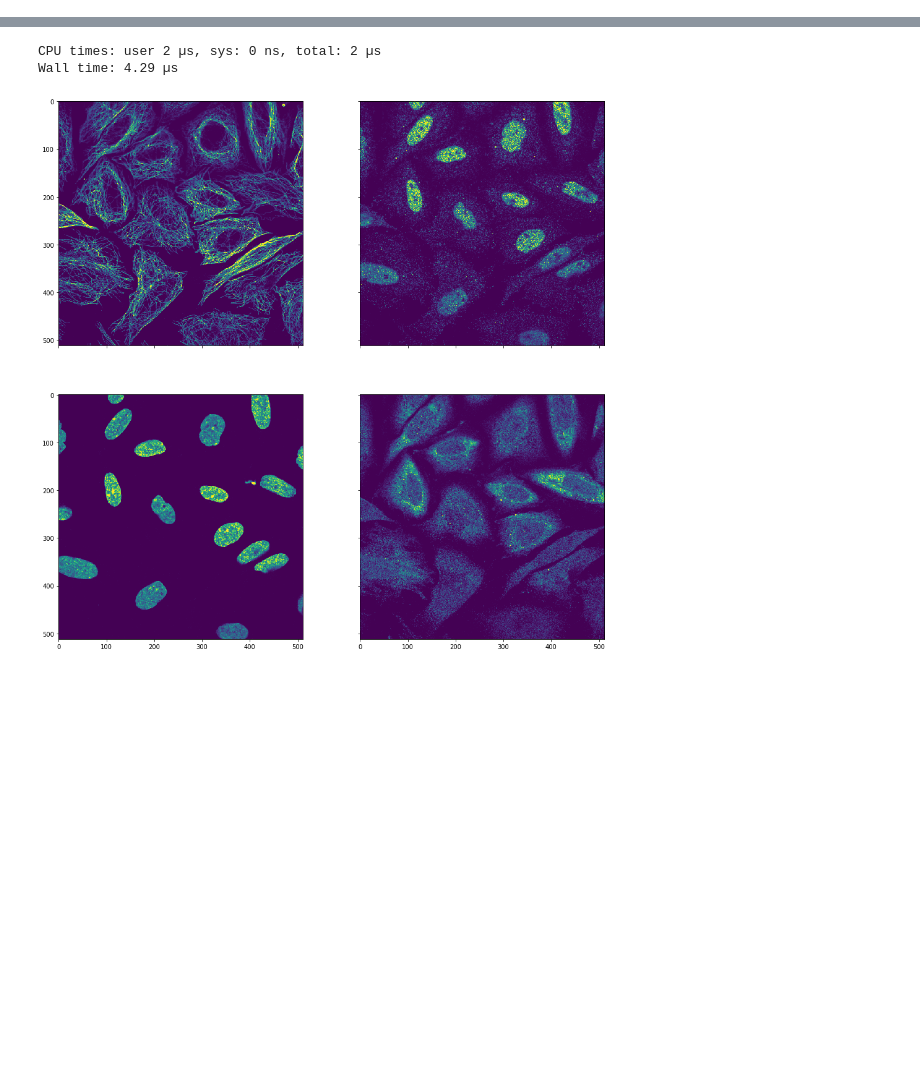
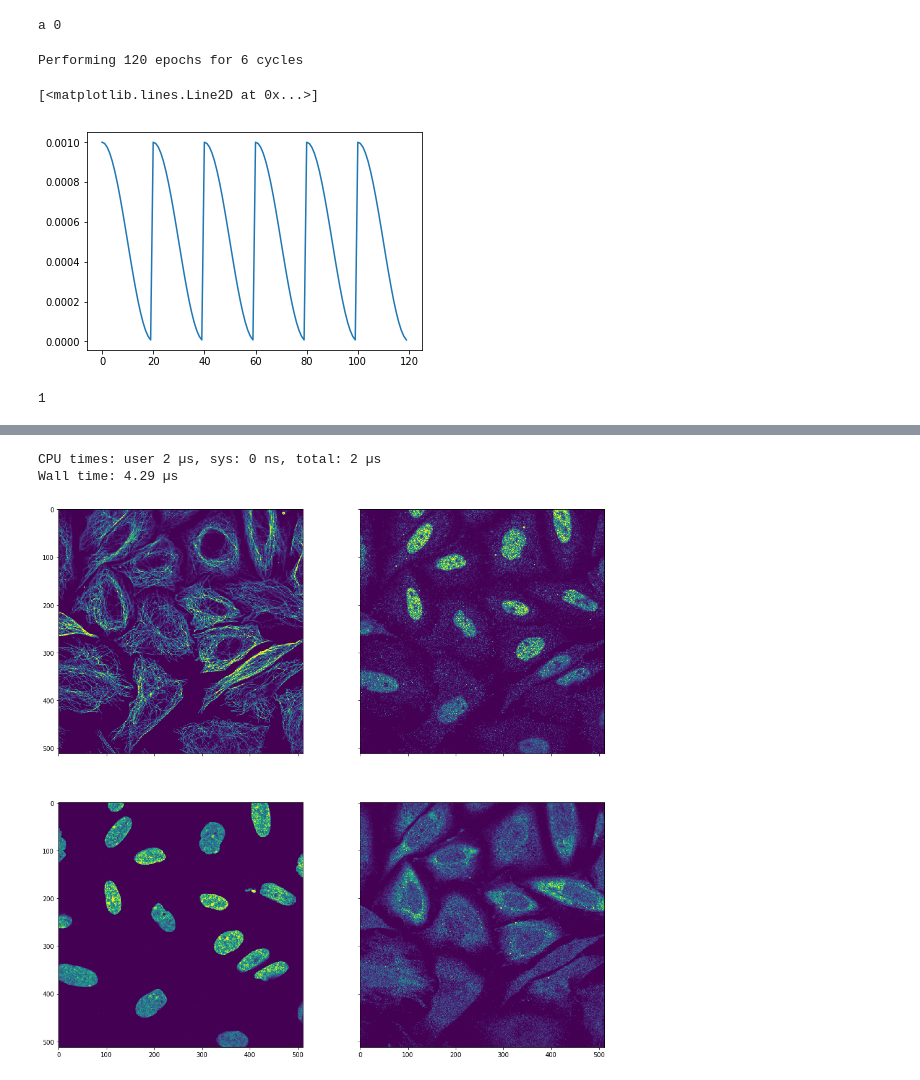
Before and after one commit to sanch7/Human-Protein-Atlas, a Jupyter notebook: scratchpad.ipynb, the cells around one changed output, grey strips where cells are left out. Cells and saved outputs as stored; diff of their text form; code cells hidden in the pictures; blank space fills up the shorter version.

Commit message:
cos annealing

```diff
--- a/scratchpad.ipynb
+++ b/scratchpad.ipynb
@@ -17,3 +17,41 @@ from utils.dataloader import ProteinDataset, get_data_loaders, get_test_loader
 from models.densenet import Atlas_DenseNet
 from models.uselessnet import UselessNet
 from utils.metrics import f1_score
+# %%
+print("a {}".format(0))
+# %% [output]
+a 0
+# %%
+def cosine_annealing_lr(min_lr, max_lr, cycle_size, epochs, cycle_size_inc = 0):
+    new_epochs = cycle_size
+    n_cycles = 1
+    temp_cs = cycle_size
+    while (new_epochs <= epochs-temp_cs):
+        temp_cs += cycle_size_inc
+        new_epochs += temp_cs
+        n_cycles += 1
+    print("Performing {} epochs for {} cycles".format(new_epochs, n_cycles))
+
+    cycle_e = 0
+    lr = []
+    cycle_ends = [0]
+    for e in range(new_epochs):
+        lr.append(min_lr + 0.5*(max_lr - min_lr)*(1 + np.cos(cycle_e*np.pi/cycle_size)))
+        cycle_e += 1
+        if cycle_e == cycle_size:
+            cycle_ends.append(cycle_e + cycle_ends[-1])
+            cycle_e = 0
+            cycle_size += cycle_size_inc
+    cycle_ends = np.array(cycle_ends[1:]) - 1
+    return lr, cycle_ends
+# %%
+lr = cosine_annealing_lr(1e-6, 1e-3, 20, 120, 0)
+plt.plot(lr[0])
+# %% [output]
+Performing 120 epochs for 6 cycles
+[<matplotlib.lines.Line2D at 0x...>]
+[figure, added]
+# %%
+np.where(lr[1]==39)[0][0]
+# %% [output]
+1
```
Also changed, not shown: parts of 2 cells of this notebook, 10 other files.
